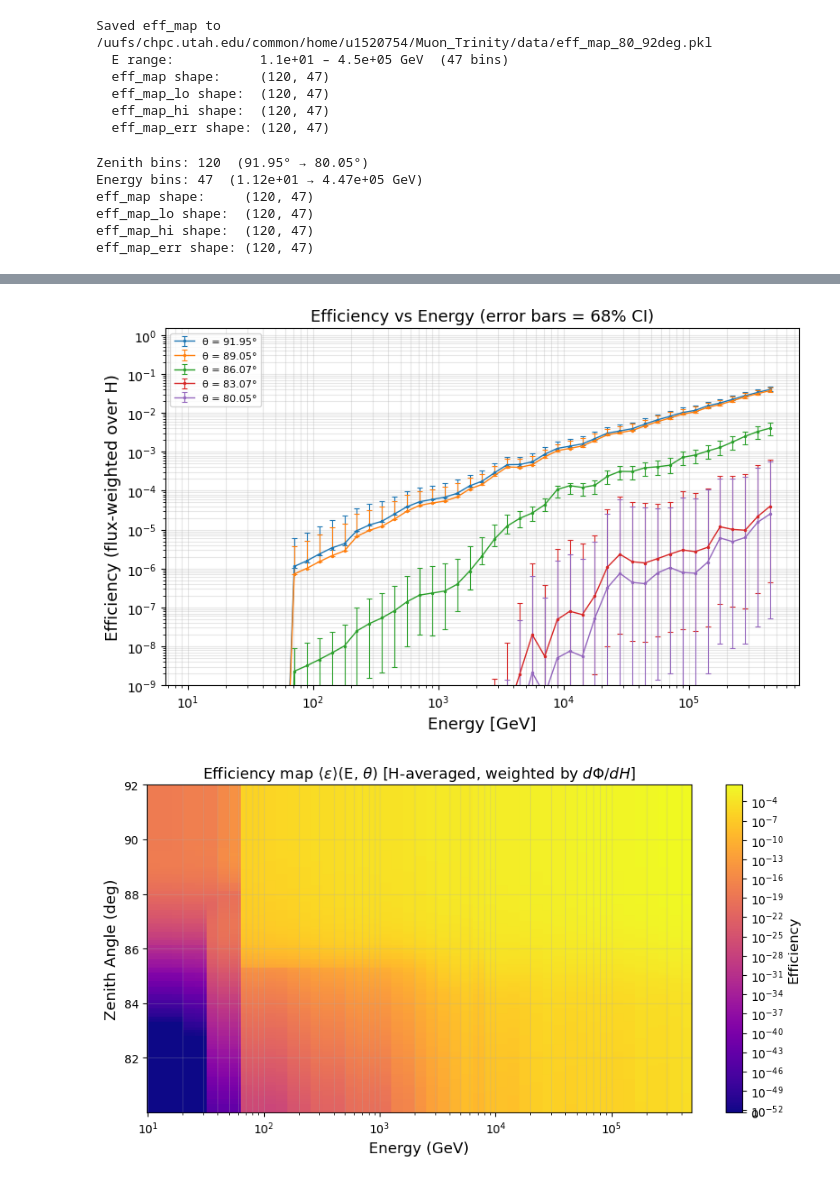
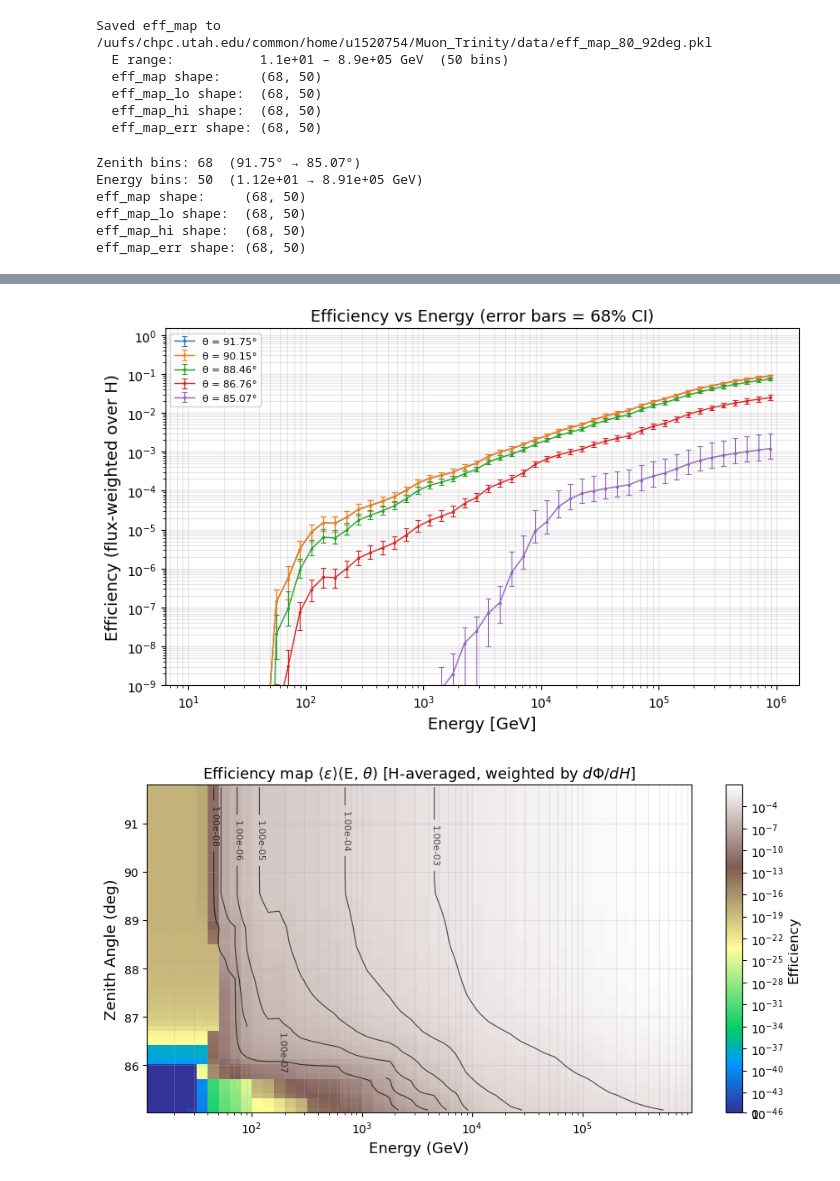
Before and after one commit to Teikiet/Muon_Trinity, a Jupyter notebook: analysis/Demonstrator_Muon_flux_v4_test.ipynb, the cells around one changed output, grey strips where cells are left out. Cells and saved outputs as stored; diff of their text form; code cells hidden in the pictures.

```diff
--- a/analysis/Demonstrator_Muon_flux_v4_test.ipynb
+++ b/analysis/Demonstrator_Muon_flux_v4_test.ipynb
@@ -2435,0 +1975,17 @@ eff_func, eff_sigma_func, eff_fill_mask_func, eff_extra = build_efficiency_inter
+# %%
+mask = (Energy_GeV<1e3)&(Energy_GeV>8e2)&(Slant>100)&(Slant<110)&(photon_count>0)&(Zenith>89)
+log_pc = np.log10(photon_count[mask])
+edges_log = np.histogram_bin_edges(log_pc, bins='fd')
+edges = 10**edges_log  # all positive, geometric centres valid
+count, _ = np.histogram(photon_count[mask], bins =edges, density=True)
+pc = edges
+pdf, pdf_lo, pdf_hi = trigger_eff_ci(pc, 1)
+plt.plot(pc[:-1], count*pdf[:-1], "o")
+#plt.plot(pc[:-1], count*pdf_lo[:-1])
+#plt.plot(pc[:-1], count*pdf_hi[:-1])
+plt.loglog()
+plt.show()
+print(np.sum(count*pdf[:-1]*np.diff(pc)), np.sum(count*pdf_lo[:-1]*np.diff(pc)), np.sum(count*pdf_hi[:-1]*np.diff(pc)))
+
+pdf, pdf_lo, pdf_hi = trigger_eff_ci(photon_count[mask], 1)
+print(np.mean(pdf), np.mean(pdf_lo), np.mean(pdf_hi))
@@ -3709,7 +3398,7 @@ eff_map_err    = 0.5 * (eff_map_err_lo + eff_map_err_hi)  # symmetric mid-point
 flux_x_eff_map     = flux_raw_map * eff_map      # (n_zen, n_E)
 flux_x_eff_err_map = flux_raw_map * eff_map_err  # (n_zen, n_E)
 
-E_save_mask = (E_GeV >= 1e1) & (E_GeV <= 5e5)
+E_save_mask = (E_GeV >= 1e1) & (E_GeV <= 1e6)
 
 eff_map_output = {
     'zen_centers':   zen_centers,
@@ -3719,8 +3408,8 @@ eff_map_output = {
     'eff_map_lo':    eff_map_lo[:, E_save_mask],
     'eff_map_hi':    eff_map_hi[:, E_save_mask],
     'eff_map_err':   eff_map_err[:, E_save_mask],   # symmetric half-width
-    'min_E':         1e2,
-    'max_E':         5e5,
+    'min_E':         1e1,
+    'max_E':         1e6,
     'zen_range':     (zen_min_use, zen_max_use),
     'extend_to_deg': extend_to_deg,
 }
@@ -3737,11 +3426,11 @@ print(f"  eff_map_hi shape:  {eff_map_hi[:, E_save_mask].shape}")
 print(f"  eff_map_err shape: {eff_map_err[:, E_save_mask].shape}")
 # %% [output]
 Saved eff_map to /uufs/chpc.utah.edu/common/home/u1520754/Muon_Trinity/data/eff_map_80_92deg.pkl
-  E range:           1.1e+01 – 4.5e+05 GeV  (47 bins)
-  eff_map shape:     (120, 47)
-  eff_map_lo shape:  (120, 47)
-  eff_map_hi shape:  (120, 47)
-  eff_map_err shape: (120, 47)
+  E range:           1.1e+01 – 8.9e+05 GeV  (50 bins)
+  eff_map shape:     (68, 50)
+  eff_map_lo shape:  (68, 50)
+  eff_map_hi shape:  (68, 50)
+  eff_map_err shape: (68, 50)
 # %%
 import pickle
 import numpy as np
@@ -3774,7 +3463,7 @@ print(f"eff_map_err shape: {eff_map_err.shape}")
 def _symlog_norm(data, fallback=1e-12):
     pos = data[np.isfinite(data) & (data > 0)]
     linthresh = pos.min() if pos.size else fallback
-    return SymLogNorm(linthresh=linthresh, linscale=0.5, base=10)
+    return SymLogNorm(linthresh=linthresh, linscale=np.min(data[np.where(data>0)]), base=10)
 # =========================================================================
 # 1a. Efficiency vs Zenith (line plot with asymmetric error bands)
 # =========================================================================
@@ -3832,12 +3521,29 @@ plt.show()
 # =========================================================================
 # 2. Efficiency 2D heatmap
 # =========================================================================
+n_contours = 6  # <-- user sets number of contour lines here
+
 fig, ax = plt.subplots(figsize=(9, 5))
 pcm = ax.pcolormesh(
     E_GeV, zen_centers, eff_map,
-    shading='auto', cmap='plasma',
+    shading='auto', cmap='terrain',
     norm=_symlog_norm(eff_map),
 )
+
+# --- contours in log scale ---
+vmin = np.nanmin(eff_map[eff_map > 0])   # lowest positive value
+vmax = np.nanmax(eff_map)
+contour_levels = np.logspace(-8, -3, n_contours)
+
+cs = ax.contour(
+    E_GeV, zen_centers, eff_map,
+    levels=contour_levels,
+    colors='black',
+    linewidths=0.8,
+    alpha=0.7,
+)
+ax.clabel(cs, fmt='%.2e', fontsize=8, inline=True)
+
 ax.set_xscale('log')
 ax.set_xlabel(r'Energy (GeV)', fontsize=13)
 ax.set_ylabel(r'Zenith Angle (deg)', fontsize=13)
@@ -3847,6 +3553,7 @@ fig.colorbar(pcm, ax=ax).set_label('Efficiency', fontsize=12)
 ax.grid(alpha=0.25, which='both')
 fig.tight_layout()
 plt.show()
+
 
 # =========================================================================
 # 3a. Efficiency uncertainty 2D heatmap  (symmetric half-width)
@@ -3911,9 +3618,9 @@ ax.grid(alpha=0.25, which='both')
 fig.tight_layout()
 plt.show()
 # %% [output]
-Zenith bins: 120  (91.95° → 80.05°)
-Energy bins: 47  (1.12e+01 → 4.47e+05 GeV)
-eff_map shape:     (120, 47)
-eff_map_lo shape:  (120, 47)
-eff_map_hi shape:  (120, 47)
-eff_map_err shape: (120, 47)
+Zenith bins: 68  (91.75° → 85.07°)
+Energy bins: 50  (1.12e+01 → 8.91e+05 GeV)
+eff_map shape:     (68, 50)
+eff_map_lo shape:  (68, 50)
+eff_map_hi shape:  (68, 50)
+eff_map_err shape: (68, 50)
@@ -3921,2 +3628,2 @@ eff_map_err shape: (120, 47)
-[figure, old version]
+[figure, new version]
-[figure, old version]
+[figure, new version]
```
Also changed, not shown: parts of 20 cells of this notebook, 18 other files.
